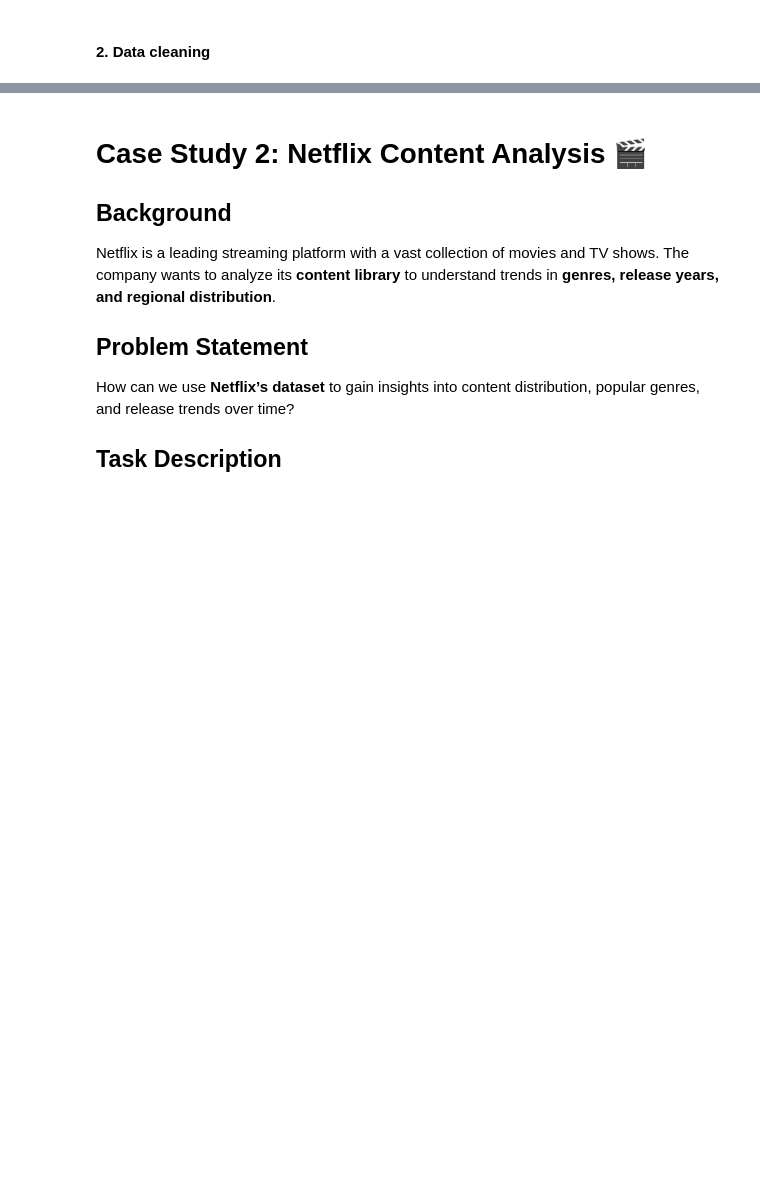
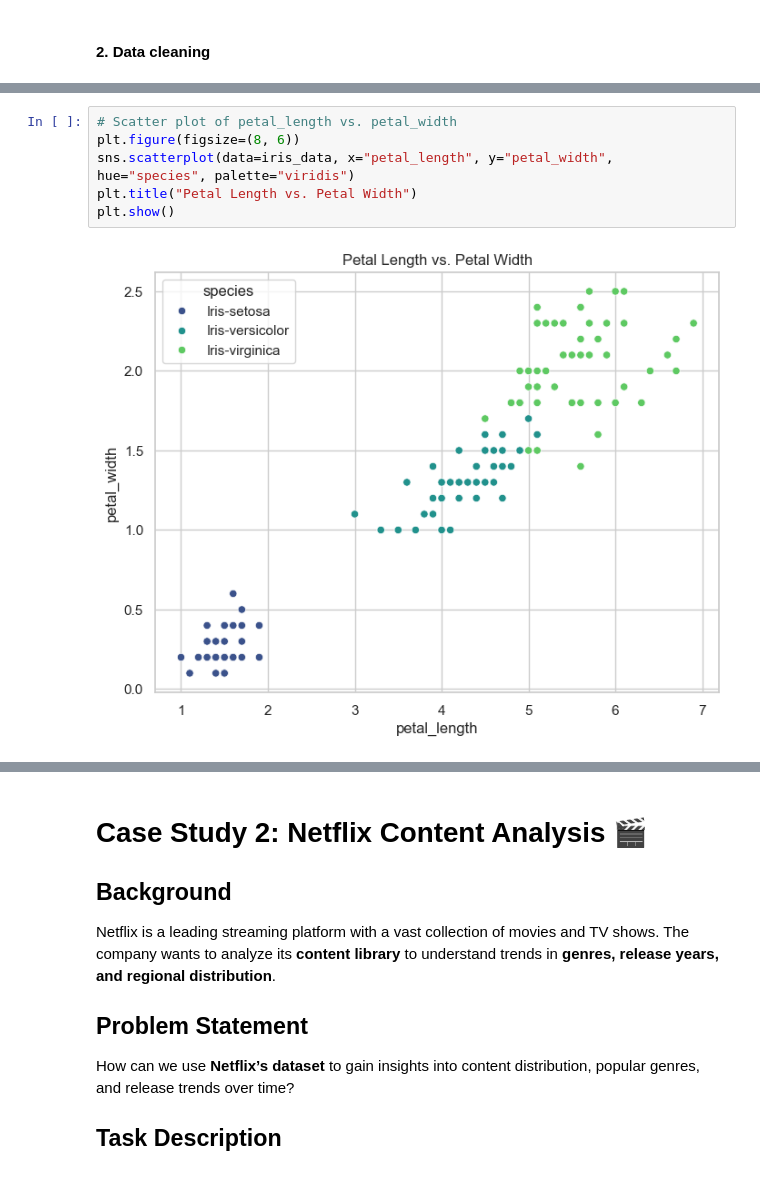
Before and after one commit to khesir/CS-3246-Machine-Learning, a Jupyter notebook: activity_2/[Activity_2]_Python_Pandas_Student_Copy.ipynb, the cells around one changed output, grey strips where cells are left out. Drawn from its saved outputs; the diff is of its cells as text; blank space fills up the shorter version.

```diff
--- a/activity_2/[Activity_2]_Python_Pandas_Student_Copy.ipynb
+++ b/activity_2/[Activity_2]_Python_Pandas_Student_Copy.ipynb
@@ -338,0 +373,8 @@ petal_width       0.817954    -0.356544      0.962757     1.000000
+# %%
+# Scatter plot of petal_length vs. petal_width
+plt.figure(figsize=(8, 6))
+sns.scatterplot(data=iris_data, x="petal_length", y="petal_width", hue="species", palette="viridis")
+plt.title("Petal Length vs. Petal Width")
+plt.show()
+# %% [output]
+[figure, added]
```
Also changed, not shown: parts of 24 cells of this notebook, 2 other files.
